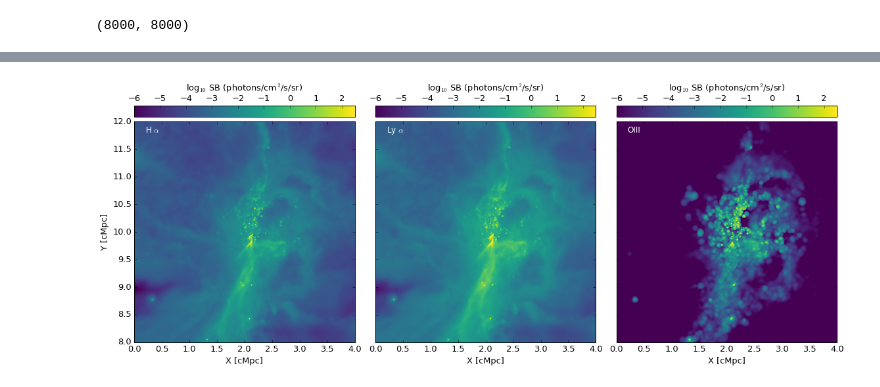
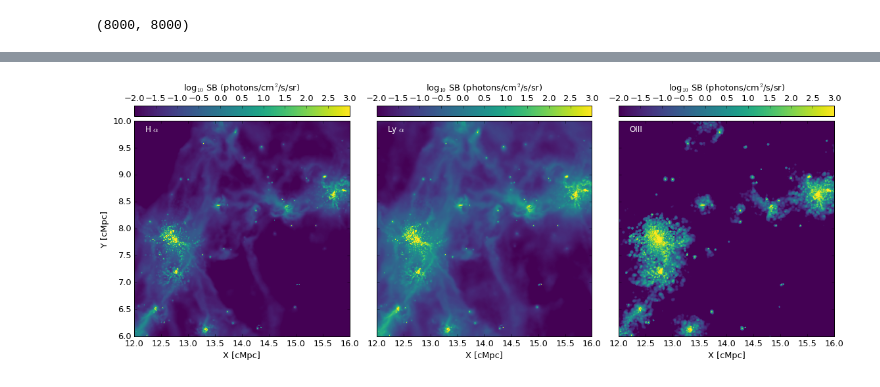
Before and after one commit to lokhorst/HalphaScripts, a Jupyter notebook: EagleSimScripts/EAGLE_Lyalpha_Halpha_O3.ipynb, the cells around one changed output, grey strips where cells are left out. Cells and saved outputs as stored; diff of their text form; code cells hidden in the pictures.

Commit message:
tweaking plot

```diff
--- a/EagleSimScripts/EAGLE_Lyalpha_Halpha_O3.ipynb
+++ b/EagleSimScripts/EAGLE_Lyalpha_Halpha_O3.ipynb
@@ -152,0 +151,31 @@ plt.tight_layout()
+# %%
+fig,(ax1,ax2,ax3) = plt.subplots(1,3,figsize=(16,16))
+
+Vmin=-2; Vmax=3
+xystarts = [0,0]
+xyextent = [25.,25.]
+pltimg(halpha_25mpc,ax1,xystarts,xyextent,label=None,colmap = 'viridis',colorbar=True,labelaxes=True,
+       Vmin=Vmin,Vmax=Vmax)
+plt.text(0.05,0.95,r'H $\alpha$',transform=ax1.transAxes,\
+         horizontalalignment='left',color='white',fontsize=12)
+
+pltimg(lyalpha_25mpc,ax2,xystarts,xyextent,label=None,colmap = 'viridis',colorbar=True,labelaxes=True,
+       Vmin=Vmin,Vmax=Vmax)
+plt.text(0.05,0.95,r'Ly $\alpha$ ',transform=ax2.transAxes,\
+         horizontalalignment='left',color='white',fontsize=12)
+
+pltimg(o3_25mpc,ax3,xystarts,xyextent,label=None,colmap = 'viridis',colorbar=True,labelaxes=True,
+       Vmin=Vmin,Vmax=Vmax)
+plt.text(0.05,0.95,r'OIII',transform=ax3.transAxes,horizontalalignment='left',color='white',fontsize=12)
+# log( a/b ) = log(a) - log(b)
+
+ax2.set_yticklabels([])
+ax2.set_ylabel('')
+ax3.set_yticklabels([])
+ax3.set_ylabel('')
+
+fig.subplots_adjust( wspace=0.)
+
+plt.tight_layout()
+
+#plt.savefig('.png')
@@ -187,36 +218,37 @@ fig,(ax1,ax2,ax3) = plt.subplots(1,3,figsize=(16,16))
 
 Vmin=-4; Vmax=1
 Vmin=-6; Vmax=2.5
+Vmin=-2; Vmax=3
 pixsize = 8000.; boxsize = 25.
-xystarts = [0,8]; xyextent = [4,4]
+xystarts = [12,6]; xyextent = [4,4]
 
-pltimg(datahalpha[0:4./boxsize*pixsize,8./boxsize*pixsize:12./boxsize*pixsize],\
+pltimg(halpha_25mpc[xystarts[0]/boxsize*pixsize:(xystarts[0]+xyextent[0])/boxsize*pixsize,xystarts[1]/boxsize*pixsize:(xystarts[1]+xyextent[1])/boxsize*pixsize],\
        ax1,xystarts,xyextent,label=None,colmap = 'viridis',colorbar=True,labelaxes=True,
        Vmin=Vmin,Vmax=Vmax)
 plt.text(0.05,0.95,r'H $\alpha$',transform=ax1.transAxes,\
          horizontalalignment='left',color='white',fontsize=12)
 
-pltimg(datalyalpha[0:4./boxsize*pixsize,8./boxsize*pixsize:12./boxsize*pixsize],\
+pltimg(lyalpha_25mpc[xystarts[0]/boxsize*pixsize:(xystarts[0]+xyextent[0])/boxsize*pixsize,xystarts[1]/boxsize*pixsize:(xystarts[1]+xyextent[1])/boxsize*pixsize],\
        ax2,xystarts,xyextent,label=None,colmap = 'viridis',colorbar=True,labelaxes=True,
        Vmin=Vmin,Vmax=Vmax)
 plt.text(0.05,0.95,r'Ly $\alpha$ ',transform=ax2.transAxes,\
          horizontalalignment='left',color='white',fontsize=12)
 
-pltimg(dataoiii[0:4./boxsize*pixsize,8./boxsize*pixsize:12./boxsize*pixsize],\
+pltimg(o3_25mpc[xystarts[0]/boxsize*pixsize:(xystarts[0]+xyextent[0])/boxsize*pixsize,xystarts[1]/boxsize*pixsize:(xystarts[1]+xyextent[1])/boxsize*pixsize],\
        ax3,xystarts,xyextent,label=None,colmap = 'viridis',colorbar=True,labelaxes=True,
        Vmin=Vmin,Vmax=Vmax)
 plt.text(0.05,0.95,r'OIII',transform=ax3.transAxes,horizontalalignment='left',color='white',fontsize=12)
 # log( a/b ) = log(a) - log(b)
 
 ax2.set_yticklabels([])
 ax2.set_ylabel('')
 ax3.set_yticklabels([])
 ax3.set_ylabel('')
 
 fig.subplots_adjust( wspace=0.)
 
 plt.tight_layout()
 
 #plt.savefig('.png')
 # %% [output]
-[figure, old version]
+[figure, new version]
```
Also changed, not shown: parts of 6 cells of this notebook.
